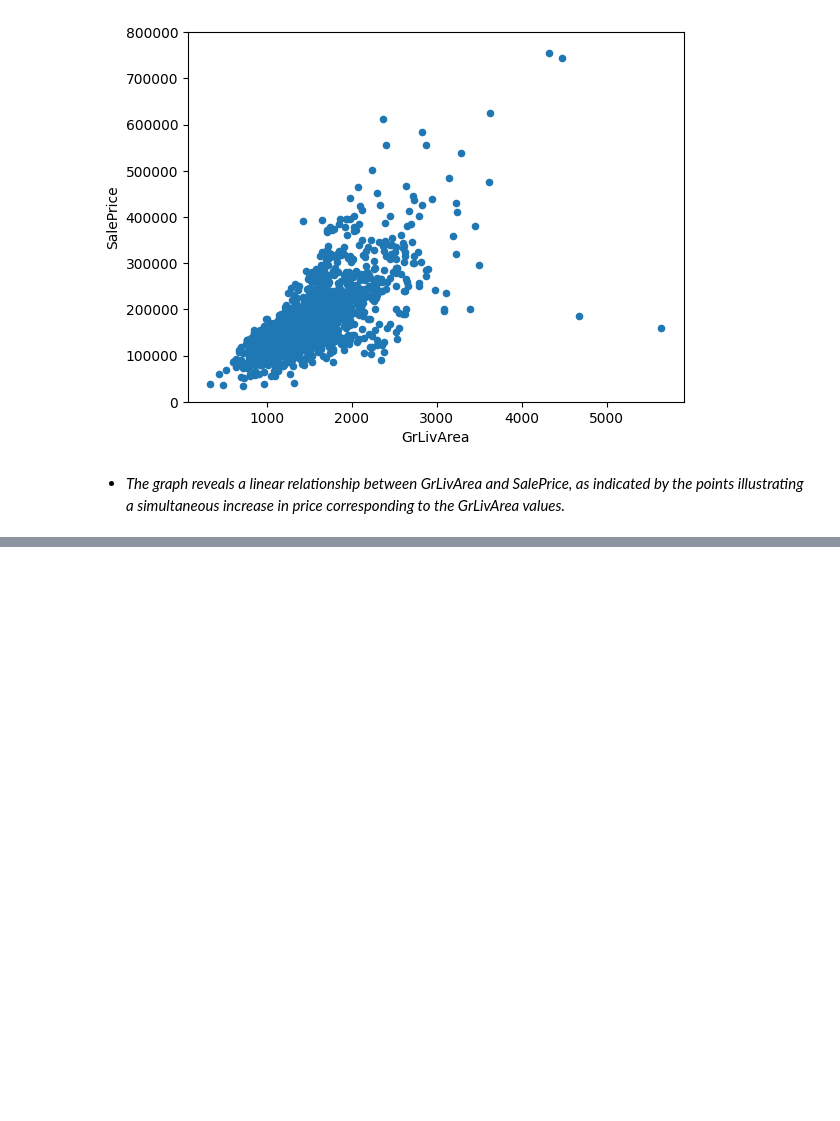
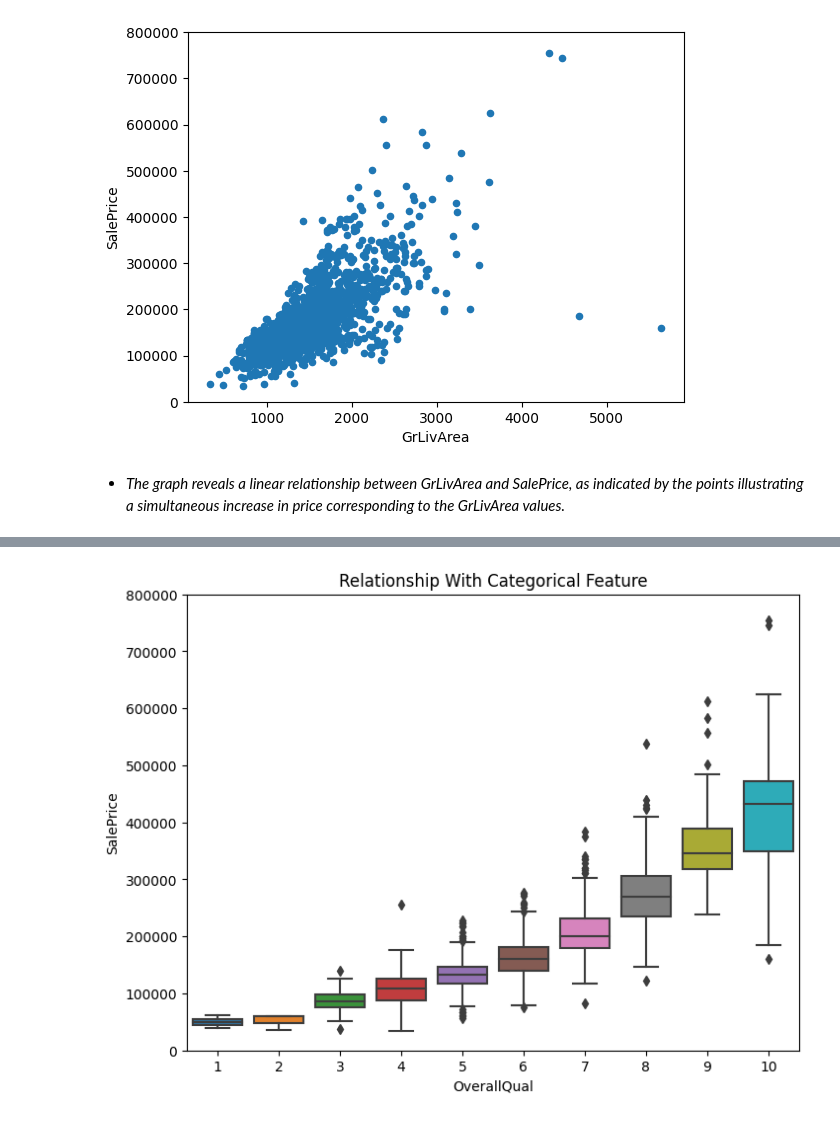
Before and after one commit to anggawidiarta/DS-Project, a Jupyter notebook: Projects/houseprices-advanced-regression-techniques/main.ipynb, the cells around one changed output, grey strips where cells are left out. Cells and saved outputs as stored; diff of their text form; code cells hidden in the pictures; blank space fills up the shorter version.

```diff
--- a/Projects/houseprices-advanced-regression-techniques/main.ipynb
+++ b/Projects/houseprices-advanced-regression-techniques/main.ipynb
@@ -102,0 +101,10 @@ var =
+# %%
+var = "OverallQual"
+data = pd.concat([df_train["SalePrice"], df_train[var]], axis=1)
+f, ax = plt.subplots(figsize=(8, 6))
+fig = sns.boxplot(x=var, y="SalePrice", data=data)
+ax.set_title("Relationship With Categorical Feature")
+fig.axis(ymin=0, ymax=800000)
+plt.show()
+# %% [output]
+[figure, added]
```
Also changed, not shown: parts of 4 cells of this notebook, 2 other files.
